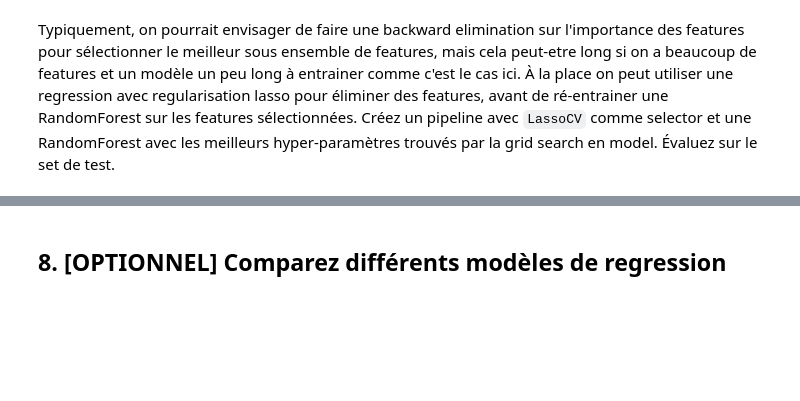
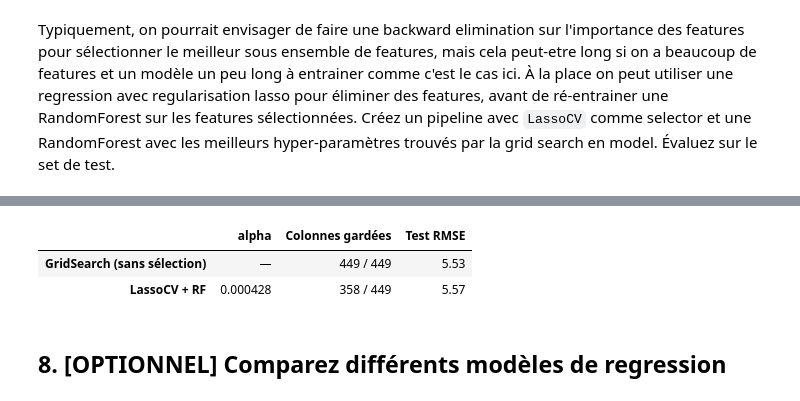
Before and after one commit to srcccninta/ML1, a Jupyter notebook: Notebooks/ML12_GridSearch_RandomForest.ipynb, the cells around one changed output, grey strips where cells are left out. Cells and saved outputs as stored; diff of their text form; code cells hidden in the pictures; blank space fills up the shorter version.

```diff
--- a/Notebooks/ML12_GridSearch_RandomForest.ipynb
+++ b/Notebooks/ML12_GridSearch_RandomForest.ipynb
@@ -480,3 +437,20 @@ top_features = feature_importance_df['Feature'][:N].values
+# %%
+y_predL1 = full_pipeline.predict(X_test)
+rmse_testL1 = root_mean_squared_error(y_test, y_predL1)
+
+masque = full_pipeline['selector'].get_support()
+
+resultats_lasso = pd.DataFrame({
+    'alpha':            ['—', full_pipeline['selector'].estimator_.alpha_],
+    'Colonnes gardées': [f"{len(masque)} / {len(masque)}", f"{masque.sum()} / {len(masque)}"],
+    'Test RMSE':        [rmse_testGS, rmse_testL1],
+}, index=['GridSearch (sans sélection)', 'LassoCV + RF'])
+
+resultats_lasso.round({'Test RMSE': 2})
+# %% [output]
+|  | alpha | Colonnes gardées | Test RMSE |
+| GridSearch (sans sélection) | — | 449 / 449 | 5.53 |
+| LassoCV + RF | 0.000428 | 358 / 449 | 5.57 |
 # %% [markdown]
 ## 8. [OPTIONNEL] Comparez différents modèles de regression
 # %% [markdown]
```
Also changed, not shown: parts of 19 cells of this notebook.
